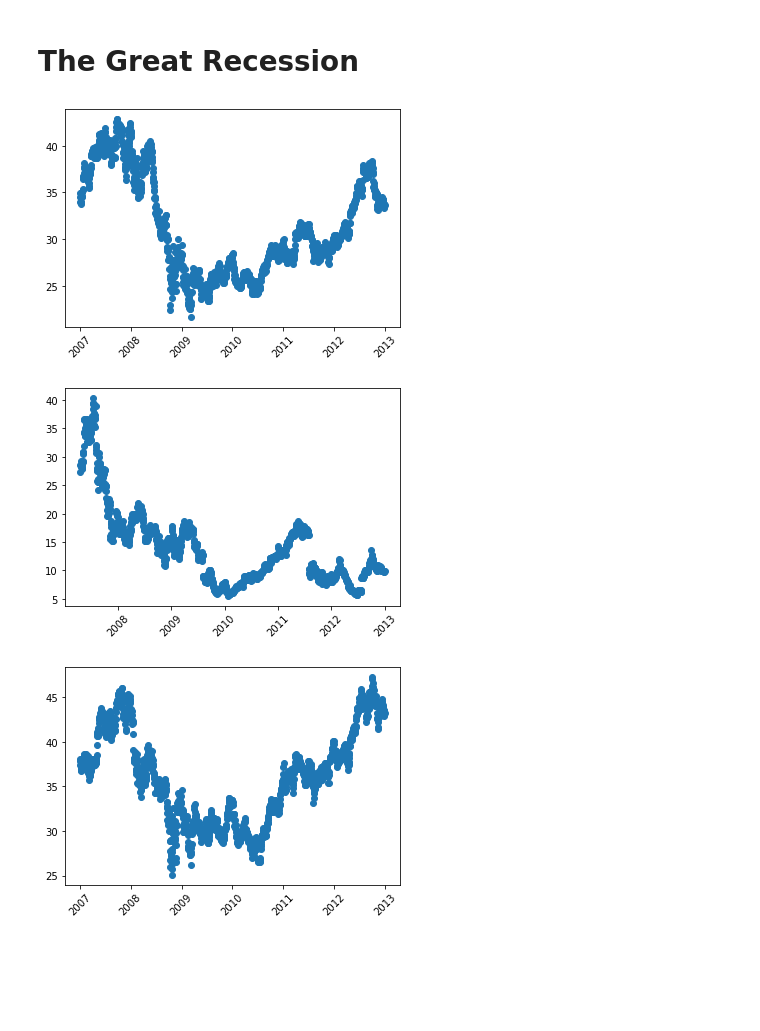
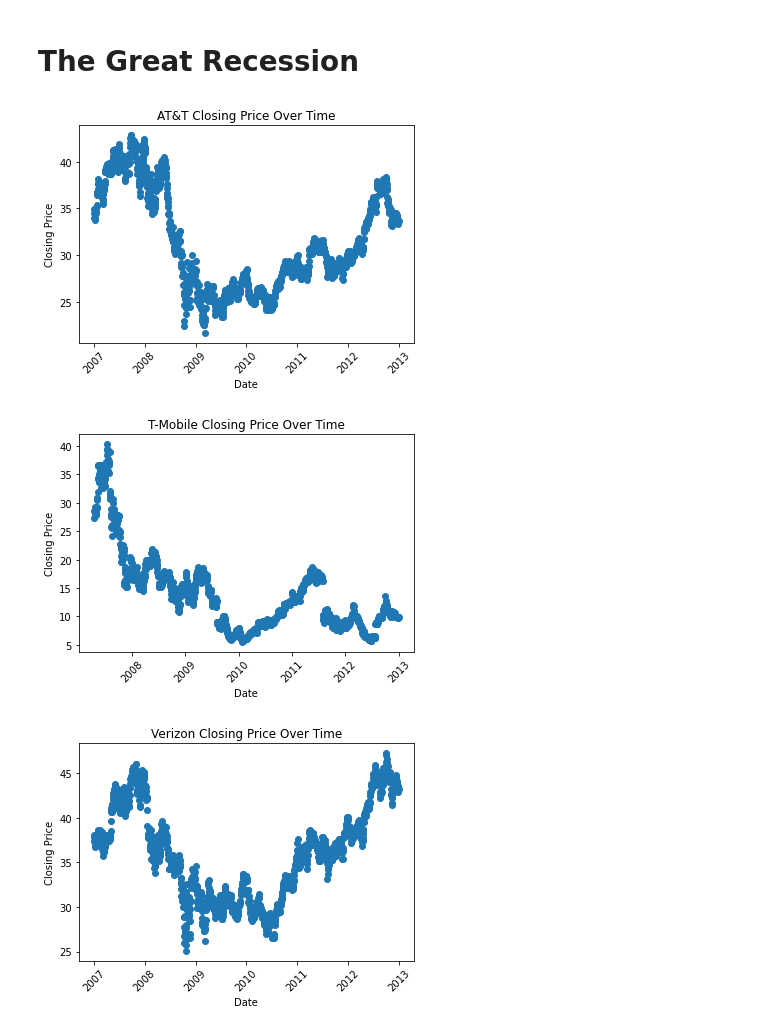
Before and after one commit to mssubaiti/Project1_Group1, a Jupyter notebook: nasdaq.ipynb, the cells around one changed output. Cells and saved outputs as stored; diff of their text form; code cells hidden in the pictures; blank space fills up the shorter version.

```diff
--- a/nasdaq.ipynb
+++ b/nasdaq.ipynb
@@ -185,18 +193,27 @@ great_recession_vz = great_recession_vz.reset_index()
 # %%
 plt.scatter(great_recession_t["Date"], great_recession_t['Close'])
 plt.xticks(rotation=45)
+plt.title("AT&T Closing Price Over Time")
+plt.xlabel("Date")
+plt.ylabel("Closing Price")
 plt.show()
 # %% [output]
-[figure, old version]
+[figure, new version]
 # %%
 plt.scatter(great_recession_tm["Date"], great_recession_tm['Close'])
 plt.xticks(rotation=45)
+plt.title("T-Mobile Closing Price Over Time")
+plt.xlabel("Date")
+plt.ylabel("Closing Price")
 plt.show()
 # %% [output]
-[figure, old version]
+[figure, new version]
 # %%
 plt.scatter(great_recession_vz["Date"], great_recession_vz['Close'])
 plt.xticks(rotation=45)
+plt.title("Verizon Closing Price Over Time")
+plt.xlabel("Date")
+plt.ylabel("Closing Price")
 plt.show()
 # %% [output]
-[figure, old version]
+[figure, new version]
```
Also changed, not shown: parts of 13 cells of this notebook.
